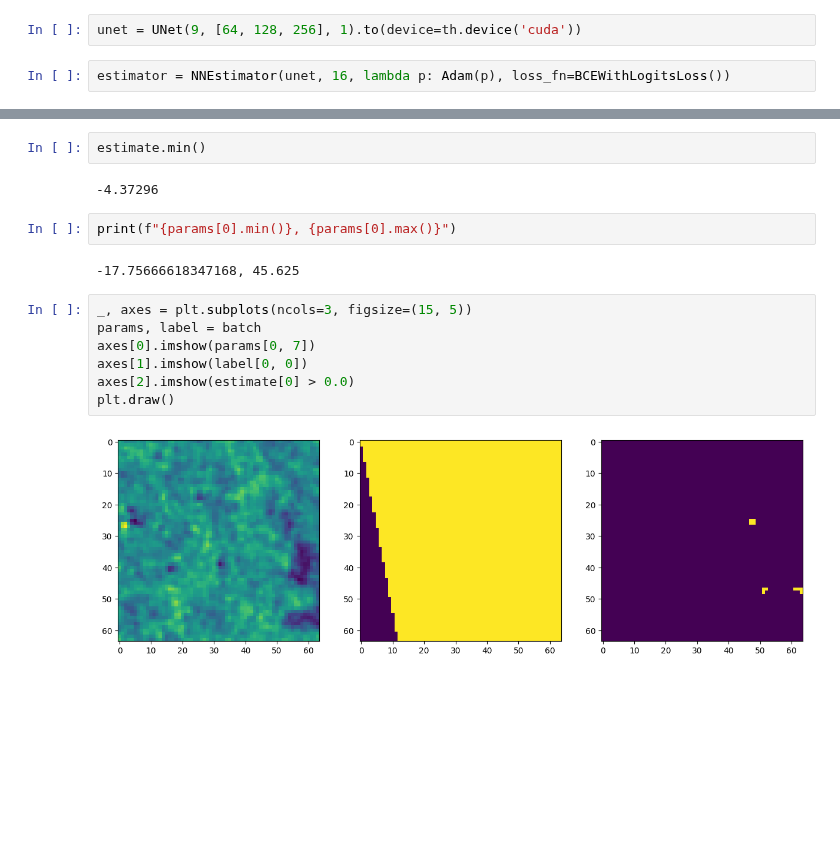
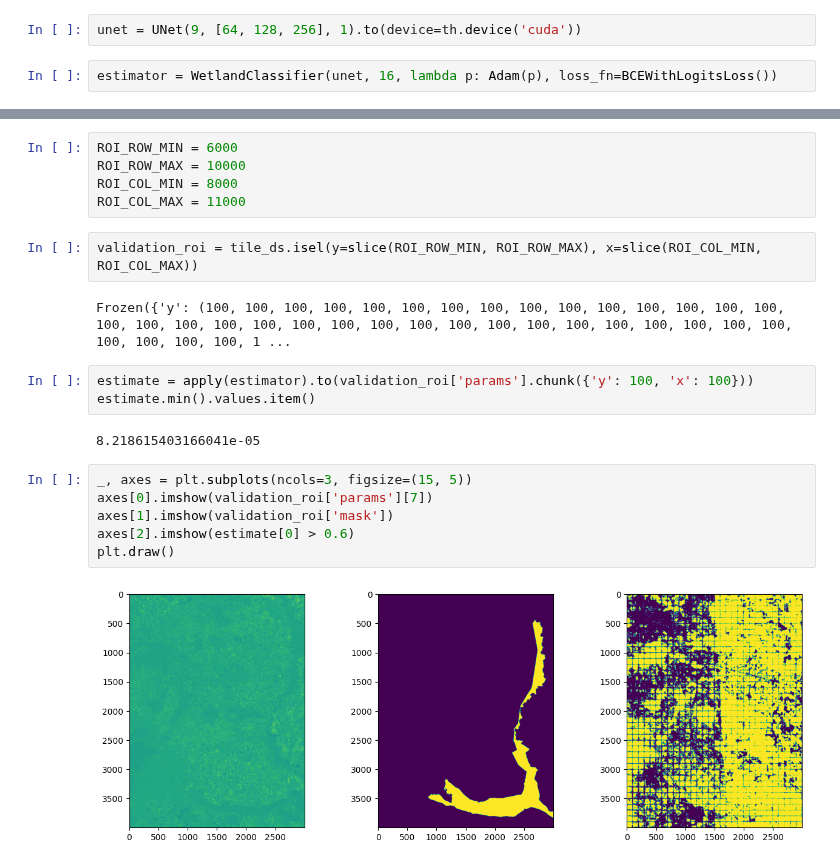
Before and after one commit to c-scale-community/use-case-wetland-water-stress, a Jupyter notebook: notebooks/0_experiment_unet.ipynb, the cells around one changed output, grey strips where cells are left out. Saved outputs shown, nothing was run; the diff lists cells and outputs as text; blank space fills up the shorter version.

Commit message:
e add basic validation inference to notebook

```diff
--- a/notebooks/0_experiment_unet.ipynb
+++ b/notebooks/0_experiment_unet.ipynb
@@ -115,7 +116,7 @@ plt.draw()
 # %%
 unet = UNet(9, [64, 128, 256], 1).to(device=th.device('cuda'))
 # %%
-estimator = NNEstimator(unet, 16, lambda p: Adam(p), loss_fn=BCEWithLogitsLoss())
+estimator = WetlandClassifier(unet, 16, lambda p: Adam(p), loss_fn=BCEWithLogitsLoss())
 # %%
 estimator.fit(array_stream)
 # %% [output]
@@ -141,17 +140,22 @@ estimate = estimator.predict(params[0].numpy())
-# %%
-estimate.min()
-# %% [output]
--4.37296
-# %%
-print(f"{params[0].min()}, {params[0].max()}")
-# %% [output]
--17.75666618347168, 45.625
+# %%
+ROI_ROW_MIN = 6000
+ROI_ROW_MAX = 10000
+ROI_COL_MIN = 8000
+ROI_COL_MAX = 11000
+# %%
+validation_roi = tile_ds.isel(y=slice(ROI_ROW_MIN, ROI_ROW_MAX), x=slice(ROI_COL_MIN, ROI_COL_MAX))
+# %% [output]
+Frozen({'y': (100, 100, 100, 100, 100, 100, 100, 100, 100, 100, 100, 100, 100, 100, 100, 100, 100, 100, 100, 100, 100, 100, 100, 100, 100, 100, 100, 100, 100, 100, 100, 100, 100, 100, 100, 100, 100, 1 ...
+# %%
+estimate = apply(estimator).to(validation_roi['params'].chunk({'y': 100, 'x': 100}))
+estimate.min().values.item()
+# %% [output]
+8.218615403166041e-05
 # %%
 _, axes = plt.subplots(ncols=3, figsize=(15, 5))
-params, label = batch
-axes[0].imshow(params[0, 7])
-axes[1].imshow(label[0, 0])
-axes[2].imshow(estimate[0] > 0.0)
+axes[0].imshow(validation_roi['params'][7])
+axes[1].imshow(validation_roi['mask'])
+axes[2].imshow(estimate[0] > 0.6)
 plt.draw()
 # %% [output]
-[figure, old version]
+[figure, new version]
```
Also changed, not shown: parts of 3 cells of this notebook.
